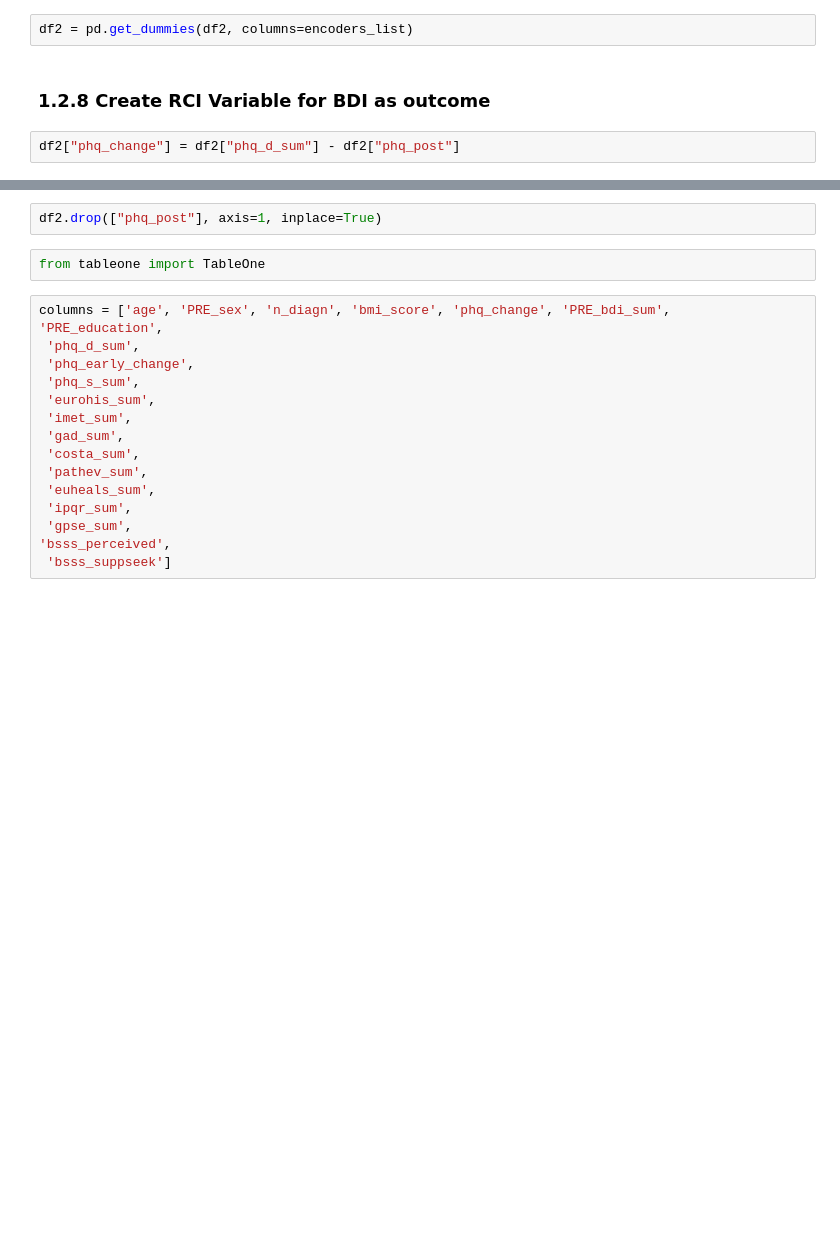
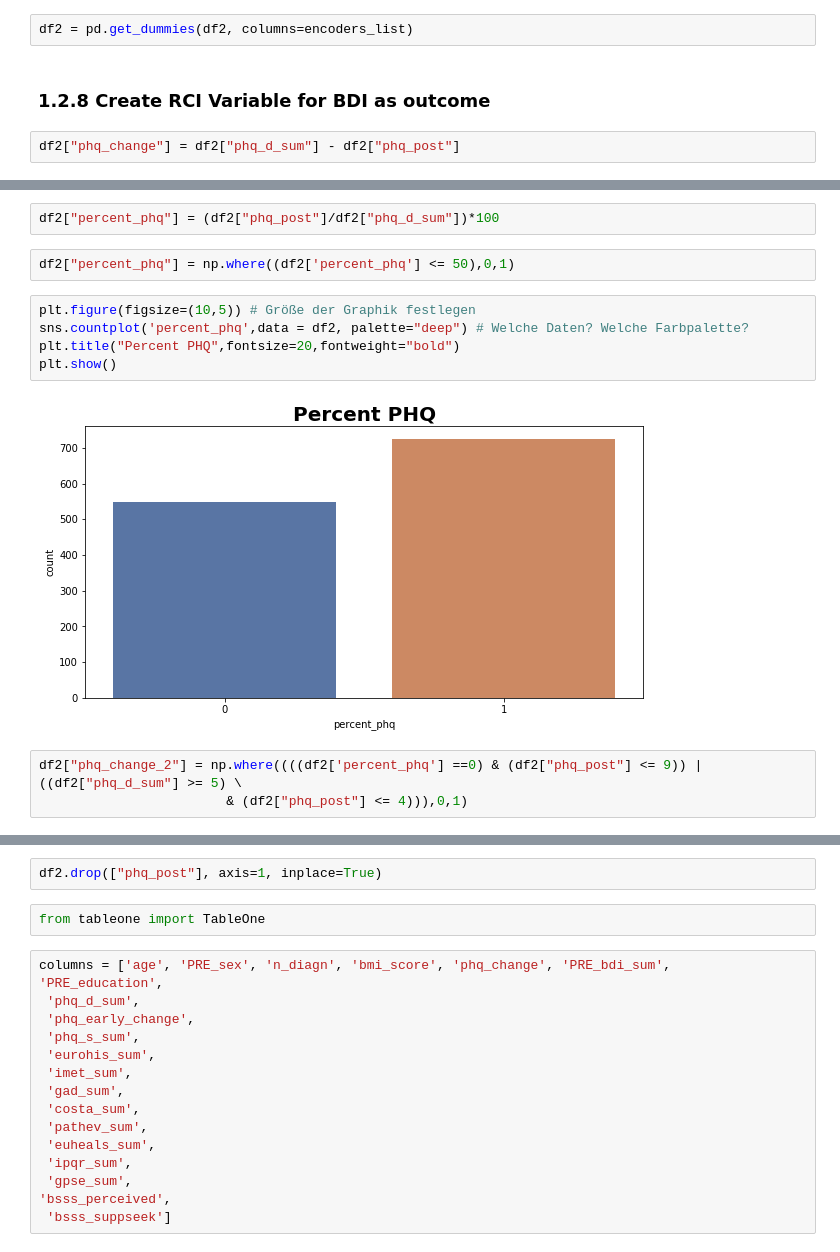
Before and after one commit to leona-ha/Psychotherapy-Outcomes, a Jupyter notebook: notebooks/Earlychange_PHQ_Outcome.ipynb, the cells around one changed output, grey strips where cells are left out. Cells and saved outputs as stored; diff of their text form; blank space fills up the shorter version.

```diff
--- a/notebooks/Earlychange_PHQ_Outcome.ipynb
+++ b/notebooks/Earlychange_PHQ_Outcome.ipynb
@@ -598,0 +742,14 @@ plt.show()
+# %%
+df2["percent_phq"] = (df2["phq_post"]/df2["phq_d_sum"])*100
+# %%
+df2["percent_phq"] = np.where((df2['percent_phq'] <= 50),0,1)
+# %%
+plt.figure(figsize=(10,5)) # Größe der Graphik festlegen
+sns.countplot('percent_phq',data = df2, palette="deep") # Welche Daten? Welche Farbpalette?
+plt.title("Percent PHQ",fontsize=20,fontweight="bold")
+plt.show()
+# %% [output]
+[figure, added]
+# %%
+df2["phq_change_2"] = np.where((((df2['percent_phq'] ==0) & (df2["phq_post"] <= 9)) | ((df2["phq_d_sum"] >= 5) \
+                        & (df2["phq_post"] <= 4))),0,1)
```
Also changed, not shown: parts of 31 cells of this notebook, 3 other files.
